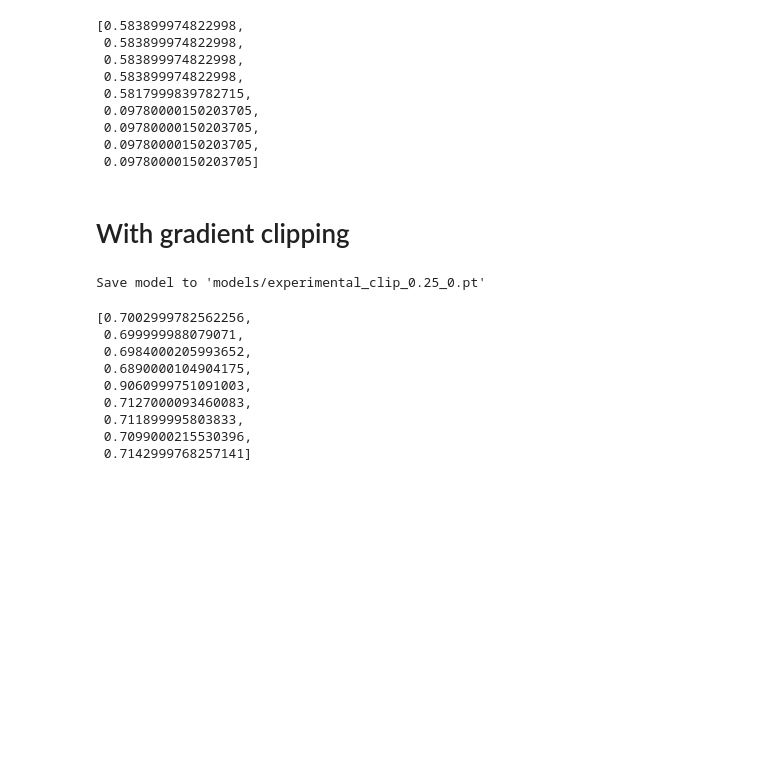
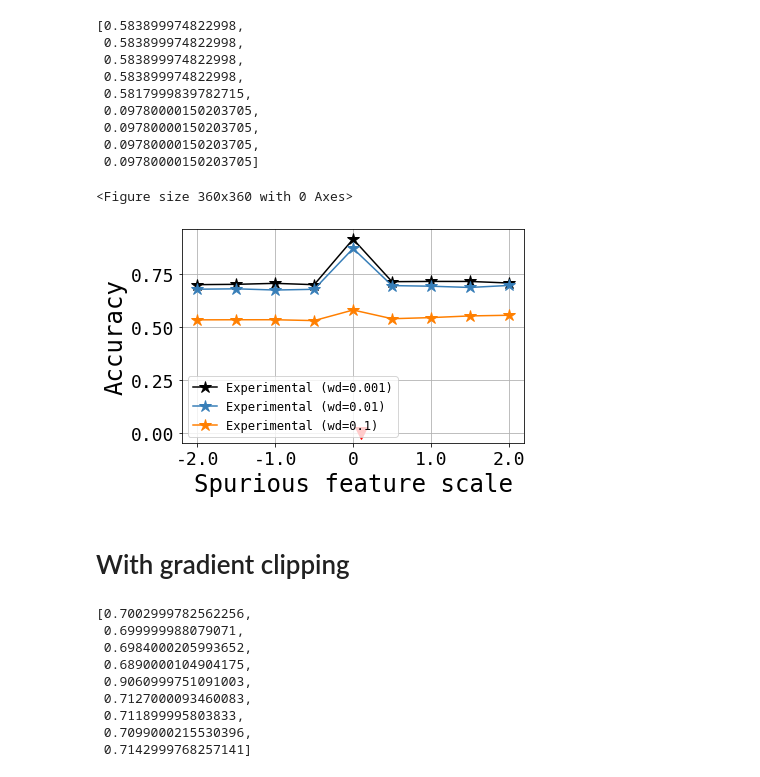
Before and after one commit to minaremeli/OOD-failures, a Jupyter notebook: statistical_skew_MNIST.ipynb, the cells around one changed output. Saved outputs shown, nothing was run; the diff lists cells and outputs as text; code cells hidden in the pictures; blank space fills up the shorter version.

```diff
--- a/statistical_skew_MNIST.ipynb
+++ b/statistical_skew_MNIST.ipynb
@@ -122,7 +136,7 @@ np.save('results/mnist_statistical_skew_experimental.npy', exp_accuracies)
 # %% [markdown]
 # With L2 weight decay
 # %%
-model = train_model_on(experimental, epochs=epochs, weight_decay=0.001, name='experimental_wd_%d.pt' % 0)
+model = train_model_on(experimental, epochs=epochs, weight_decay=0.001, name='experimental_wd_0.001_%d.pt' % 0)
 # %% [output]
 Save model to 'models/experimental_wd_0.pt'
 # %%
@@ -241,5 +255,27 @@ accuracies_on_test(model3, test_spurious_values, spurious_correlation=0)
  0.09780000150203705,
  0.09780000150203705,
  0.09780000150203705]
+# %%
+mpl.rc('xtick', labelsize=18)
+mpl.rc('ytick', labelsize=18)
+mpl.rcParams['font.family'] ='monospace'
+plt.figure(figsize=(5,5))
+fig, ax = plt.subplots()
+ax.set_xlabel('Spurious feature scale',fontsize=24)
+ax.set_ylabel(r'Accuracy',fontsize=24)
+for i, wd in enumerate([0.001, 0.01, 0.1]):
+    model = load_model(name='experimental_wd_%s_0.pt' % wd)
+    accs = accuracies_on_test(model, test_spurious_values, spurious_correlation=0.5)
+    ax.plot(test_spurious_values, accs, marker=markers[1], color=colors[i],
+                markersize=12, label='Experimental (wd=%s)'%wd)
+ax.plot([0.1], [0.001], marker='v', color='red', markersize=12)
+ax.grid()
+plt.tight_layout()
+plt.xticks([-2.0, -1.0, 0, 1.0, 2.0], ['-2.0', '-1.0', '0', '1.0', '2.0'])
+plt.legend(prop={'size': 12})
+plt.savefig(f'plots/mnist_wd_statistical_skew.pdf')
+# %% [output]
+<Figure size 360x360 with 0 Axes>
+[figure, added]
 # %% [markdown]
 # With gradient clipping
@@ -246,7 +287,6 @@ accuracies_on_test(model3, test_spurious_values, spurious_correlation=0)
 # %%
-model = train_model_on(experimental, epochs=epochs, clip=0.25, name='experimental_clip_0.25_%d.pt' % 0)
+# model = train_model_on(experimental, epochs=epochs, clip=0.25, name='experimental_clip_0.25_%d.pt' % 0)
+model = load_model(name='experimental_clip_0.25_%d.pt' % 0)
-# %% [output]
-Save model to 'models/experimental_clip_0.25_0.pt'
 # %%
 accuracies_on_test(model, test_spurious_values, spurious_correlation=0.5)
 # %% [output]
```
Also changed, not shown: parts of 20 cells of this notebook, 15 other files.
